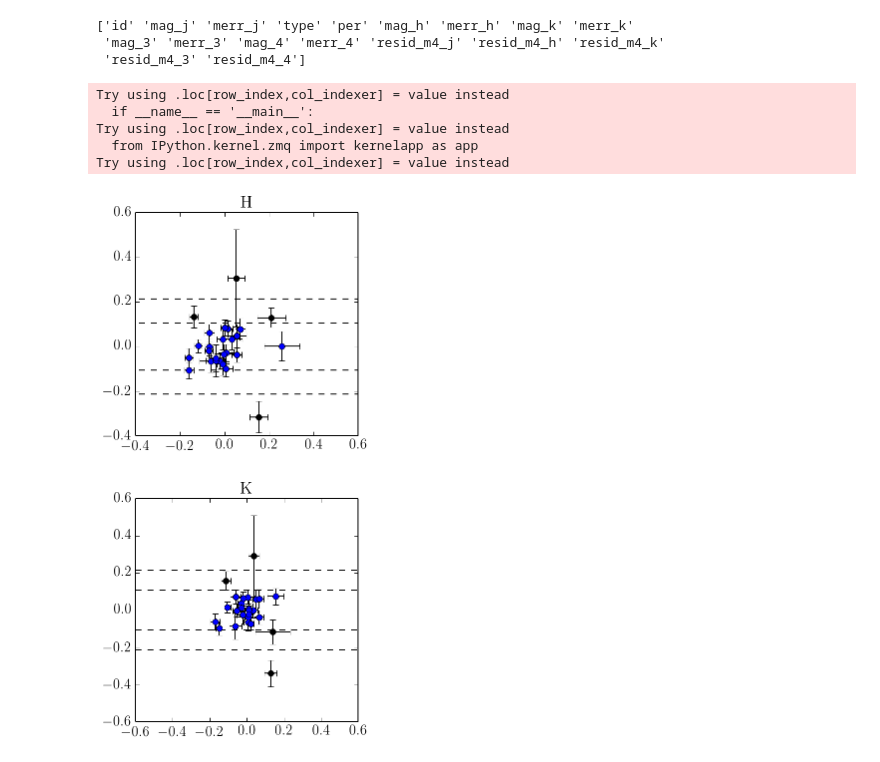
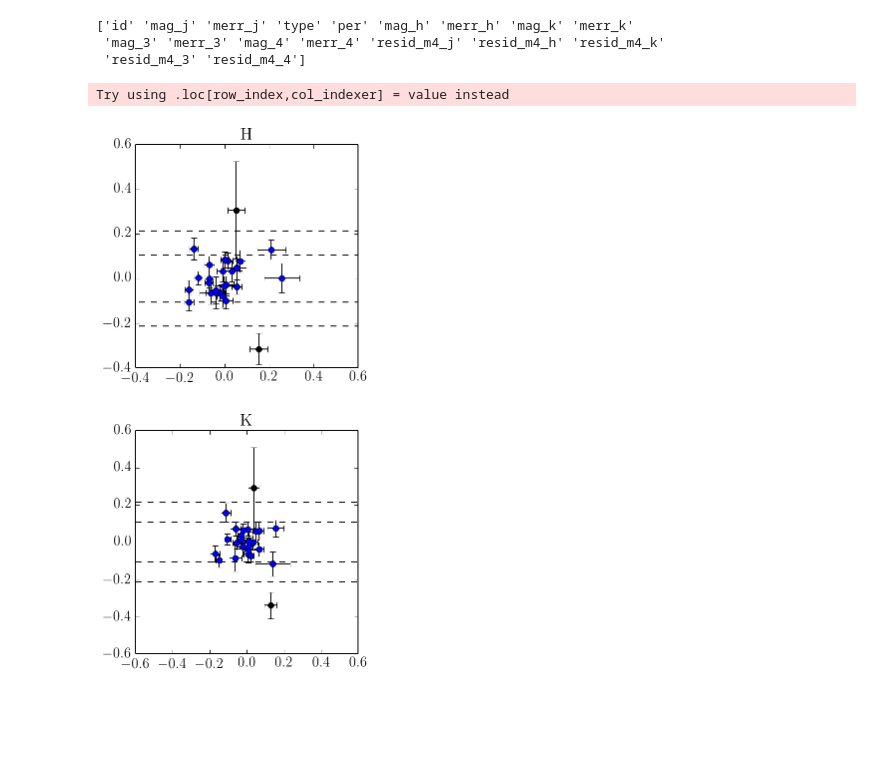
Before and after one commit to vickyscowcroft/omegaCen, a Jupyter notebook: reworked_fitting_code/delta delta sigma clipping.ipynb, the cells around one changed output. Saved outputs shown, nothing was run; the diff lists cells and outputs as text; code cells hidden in the pictures; blank space fills up the shorter version.

```diff
--- a/reworked_fitting_code/delta delta sigma clipping.ipynb
+++ b/reworked_fitting_code/delta delta sigma clipping.ipynb
@@ -29,38 +29,34 @@ print df.columns.values
 # %%
 df['resid_h_3'] = df['resid_m4_h'] - df['resid_m4_3']
 df['resid_k_3'] = df['resid_m4_k'] - df['resid_m4_3']
 for i in ['h','k']:
     df['resid_' + i + '_3'] = df['resid_m4_' + i] - df['resid_m4_3']
     if i == 'h':
-        clipped_h = sigma_clip(df['resid_h_3'], 1)
+        clipped_h = sigma_clip(df['resid_h_3'], 2)
         bad_only_h = df[clipped_h.mask]
     if i == 'k':
-        clipped_k = sigma_clip(df['resid_k_3'], 1)
+        clipped_k = sigma_clip(df['resid_k_3'], 2)
         bad_only_k = df[clipped_k.mask]
     fig = plt.figure()
     ax = fig.add_subplot(1,1,1, aspect='equal')
     sig = np.std(df['resid_' + i + '_3'])
     ax.errorbar(df['resid_m4_' + i], df['resid_' + i + '_3'],
                 xerr=df['merr_' + i], yerr=df['merr_3'], fmt='o', color='k')
     if i == 'h':
         ax.plot(df['resid_m4_h'], clipped_h, 'o')
     if i == 'k':
         ax.plot(df['resid_m4_k'], clipped_k, 'o')
     #ax.set_ylim(-0.3,0.4)
     ax.set_xlim(ax.get_ylim())
     ax.hlines(1*sig, -0.6, 0.6, linestyle='--')
     ax.hlines(-1*sig, -0.6, 0.6, linestyle='--')
     ax.hlines(2*sig, -0.6, 0.6, linestyle='--')
     ax.hlines(-2*sig, -0.6, 0.6, linestyle='--')
     ax.set_title(i.upper())
 # %% [output]
 Try using .loc[row_index,col_indexer] = value instead
-  if __name__ == '__main__':
-Try using .loc[row_index,col_indexer] = value instead
-  from IPython.kernel.zmq import kernelapp as app
-Try using .loc[row_index,col_indexer] = value instead
-[figure, old version]
+[figure, new version]
-[figure, old version]
+[figure, new version]
 # %%
 bad_only_h
 # %% [output]
```
Also changed, not shown: parts of 2 cells of this notebook, 8 other files.
